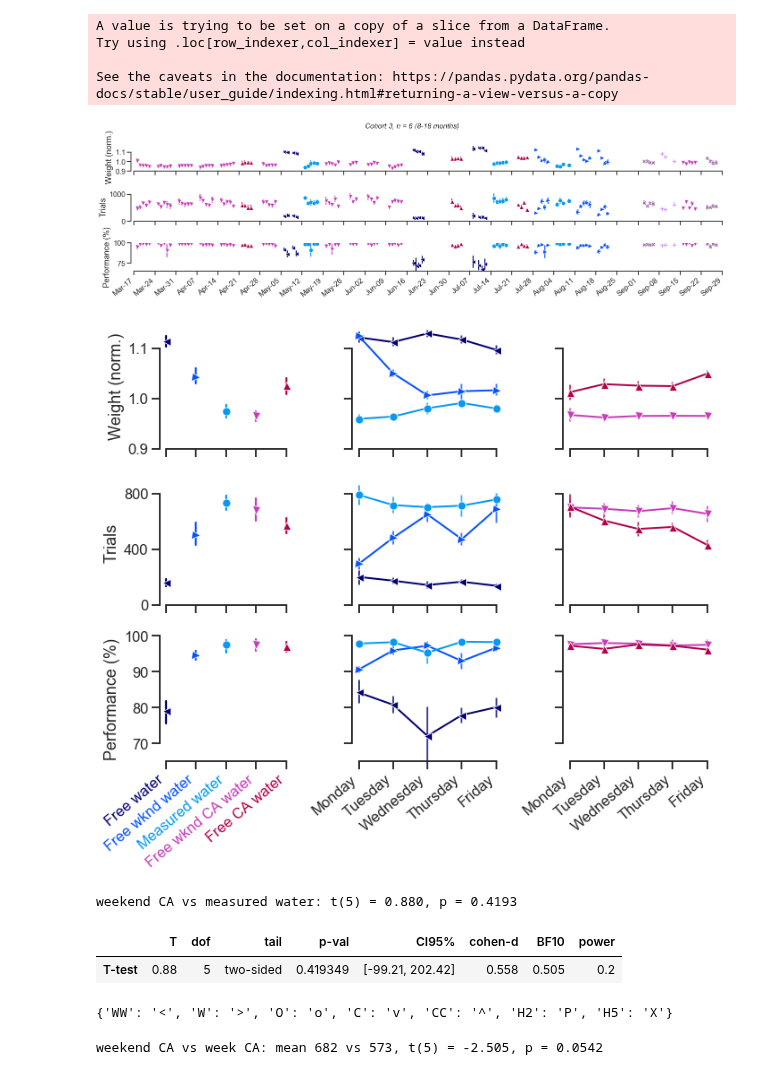
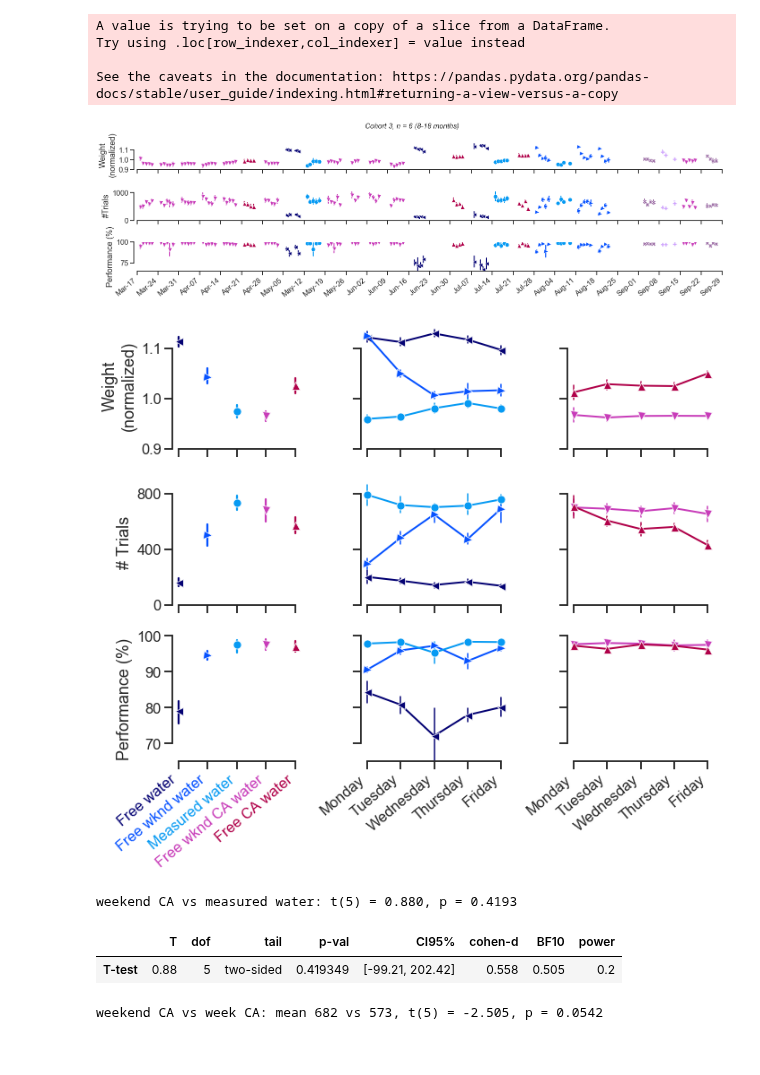
Before and after one commit to int-brain-lab/citricAcid, a Jupyter notebook: taskperformance_cshl.ipynb, the cells around one changed output. Drawn from its saved outputs; the diff is of its cells as text; code cells hidden in the pictures.

```diff
--- a/taskperformance_cshl.ipynb
+++ b/taskperformance_cshl.ipynb
@@ -147,13 +143,13 @@ xlims = [df.session_date.min()-timedelta(days=2), df.session_date.max()+timedelt
 sns.lineplot(x="session_date", y="avg_weight", err_style='bars', ci=68, hue="condition",
              style='condition', markers=marker_mapping, dashes=False,
              linewidth=0, data=df, ax=ax[0], legend=False, hue_order=condition_order, palette=palette)
-ax[0].set(ylabel="Weight (norm.)", ylim=ylims_weight, xlabel="", xlim=xlims)
+ax[0].set(ylabel="Weight\n(normalized)", ylim=ylims_weight, xlabel="", xlim=xlims)
 ax[0].tick_params(labelbottom=False)
 #ax[0].text(df.session_date.min(), ylims_weight[1]*0.95, 'n = 6', {'color':'k', 'fontsize':16})
 sns.lineplot(x="session_date", y="n_trials", err_style='bars', ci=68, hue="condition",
              style='condition', markers=marker_mapping, dashes=False,
              linewidth=0, data=df, ax=ax[1], legend=False, hue_order=condition_order, palette=palette)
-ax[1].set(ylabel="Trials", xlabel="", ylim=ylims_ntrials, xlim=xlims)
+ax[1].set(ylabel="#Trials", xlabel="", ylim=ylims_ntrials, xlim=xlims)
 ax[1].tick_params(labelbottom=False)
 sns.lineplot(x="session_date", y="performance_easy", err_style='bars', ci=68,
              hue="condition",style='condition', markers=marker_mapping, dashes=False,
@@ -173,14 +169,14 @@ sns.despine(trim=True)
 f.savefig(os.path.join(figpath, "citricacid_suppfig.pdf"))
 f.savefig(os.path.join(figpath, "citricacid_suppfig.png"), dpi=400)
 # %% [output]
-[figure, old version]
+[figure, new version]
 # %%
 # remove hydrogel from this plot
 f, axes = plt.subplots(ncols=3, nrows=3,
                      gridspec_kw=dict(width_ratios=[0.7, 0.8, 0.8], height_ratios=[1,1,1]), figsize=(10,9))
 
-plottingvars = [{'y':'avg_weight', 'ylim':[0.9, 1.15], 'ylabel':'Weight (norm.)'},
-               {'y':'n_trials', 'ylim':[0, 900], 'ylabel':'Trials'},
+plottingvars = [{'y':'avg_weight', 'ylim':[0.9, 1.15], 'ylabel':'Weight\n(normalized)'},
+               {'y':'n_trials', 'ylim':[0, 900], 'ylabel':'# Trials'},
                {'y':'performance_easy', 'ylim':[65, 100], 'ylabel':'Performance (%)'}]
 
 # FIRST COLUMN: SUMMARY
@@ -211,34 +207,34 @@ for col, slice in zip([1, 2], [[0,3], [3,5]]): # loop over columns and data subs
                      ax=ax, err_kws={'elinewidth':1.5}, dashes=False)
         ax.set(ylabel="", xlabel="", ylim=p['ylim'], yticklabels=[])
         ax.get_legend().remove()
         ax.set_xticks(range(5))
 
         if p['y'] == 'n_trials':
             ax.set_yticks([0, 400, 800])
 
         if p['y'] != 'performance_easy':
             ax.tick_params(labelbottom=False)
         else:
             ax.set_xticklabels(condition_names)
             ax.set(xticks=[0,1,2,3,4], xticklabels=['Monday', 'Tuesday', 'Wednesday', 'Thursday', 'Friday'])
         for item in ax.get_xticklabels():
             item.set_rotation(40)
             item.set(ha='right')
 
 
 # SAVE
 sns.despine(trim=True)
 #f.suptitle('Cohort 3, n = 6 (8-18 months)', fontsize=17, fontstyle='italic')
 for ticklabel, tickcolor in zip(axes[2,0].get_xticklabels(), palette):
     ticklabel.set_color(tickcolor)
     ticklabel.set_rotation(40)
     ticklabel.set(ha='right')
 
 f.tight_layout()
 f.savefig(os.path.join(figpath, "citricacid_study2.pdf"))
 f.savefig(os.path.join(figpath, "citricacid_study2.png"), dpi=400)
 # %% [output]
-[figure, old version]
+[figure, new version]
 # %%
 #### simple t-test for trial counts between 1ml/day and CA weekend
 statdat = df2.groupby(['subject_nickname', 'condition'])['n_trials'].mean().reset_index()
@@ -251,10 +247,6 @@ pg.ttest(oneml, ca, paired=True)
 weekend CA vs measured water: t(5) = 0.880, p = 0.4193
 |  | T | dof | tail | p-val | CI95% | cohen-d | BF10 | power |
 | T-test | 0.88 | 5 | two-sided | 0.419349 | [-99.21, 202.42] | 0.558 | 0.505 | 0.2 |
-# %%
-marker_mapping
-# %% [output]
-{'WW': '<', 'W': '>', 'O': 'o', 'C': 'v', 'CC': '^', 'H2': 'P', 'H5': 'X'}
 # %%
 #### simple t-test for trial counts between weekend CA and full-week CA
 statdat = df2.groupby(['subject_nickname', 'condition'])['n_trials'].mean().reset_index()
```
Also changed, not shown: parts of 6 cells of this notebook, 27 other files.
